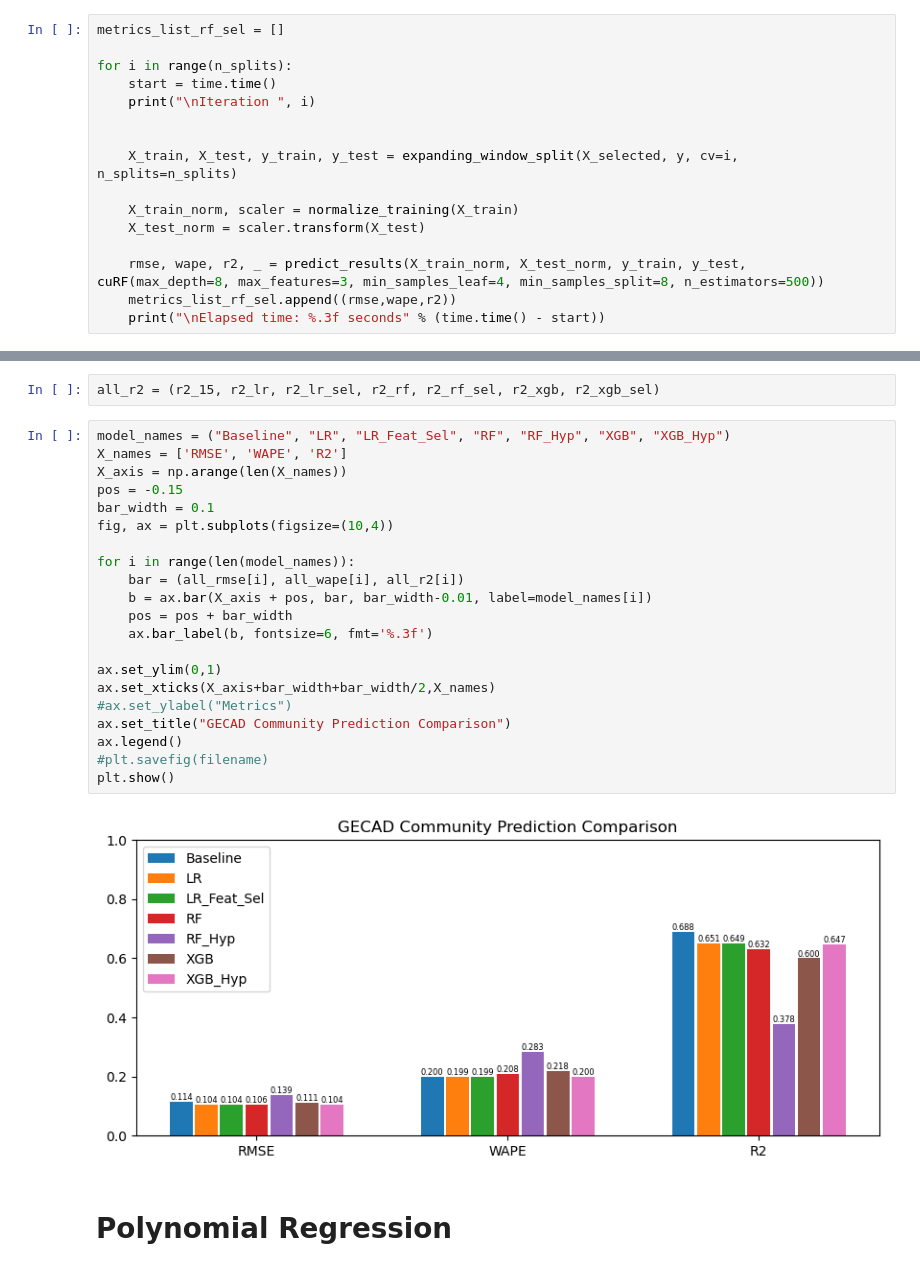
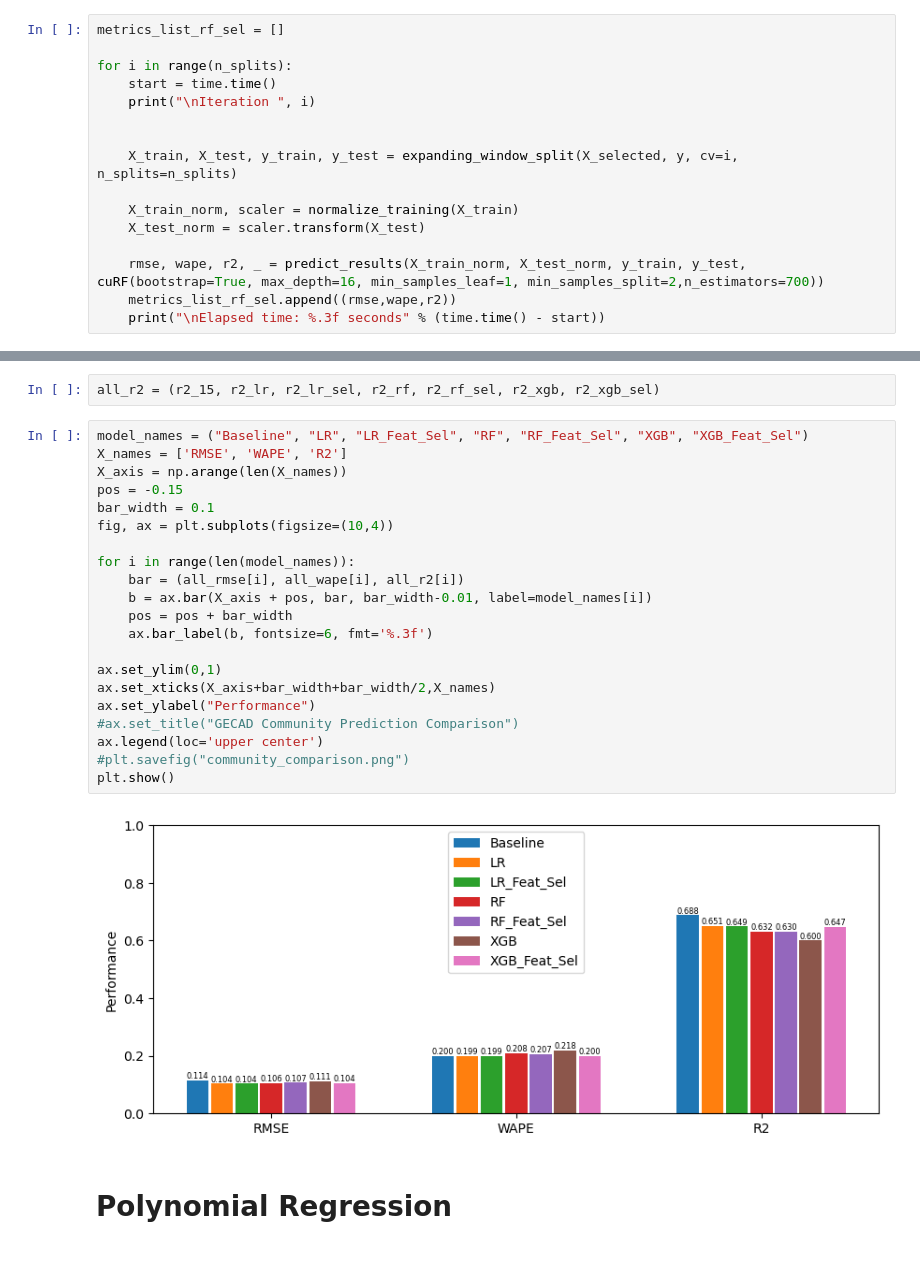
Before and after one commit to franciscomonteiro85/rec-energy-prediction-algorithm, a Jupyter notebook: notebooks/porto/Aggregated_Porto.ipynb, the cells around one changed output, grey strips where cells are left out. Saved outputs shown, nothing was run; the diff lists cells and outputs as text.

```diff
--- a/notebooks/porto/Aggregated_Porto.ipynb
+++ b/notebooks/porto/Aggregated_Porto.ipynb
@@ -628,7 +588,7 @@ for i in range(n_splits):
     X_train_norm, scaler = normalize_training(X_train)
     X_test_norm = scaler.transform(X_test)
 
-    rmse, wape, r2, _ = predict_results(X_train_norm, X_test_norm, y_train, y_test, cuRF(max_depth=8, max_features=3, min_samples_leaf=4, min_samples_split=8, n_estimators=500))
+    rmse, wape, r2, _ = predict_results(X_train_norm, X_test_norm, y_train, y_test, cuRF(bootstrap=True, max_depth=16, min_samples_leaf=1, min_samples_split=2,n_estimators=700))
     metrics_list_rf_sel.append((rmse,wape,r2))
     print("\nElapsed time: %.3f seconds" % (time.time() - start))
 # %% [output]
@@ -714,28 +674,28 @@ all_wape = (wape_15, wape_lr/100, wape_lr_sel/100, wape_rf/100, wape_rf_sel/100,
 # %%
 all_r2 = (r2_15, r2_lr, r2_lr_sel, r2_rf, r2_rf_sel, r2_xgb, r2_xgb_sel)
 # %%
-model_names = ("Baseline", "LR", "LR_Feat_Sel", "RF", "RF_Hyp", "XGB", "XGB_Hyp")
+model_names = ("Baseline", "LR", "LR_Feat_Sel", "RF", "RF_Feat_Sel", "XGB", "XGB_Feat_Sel")
 X_names = ['RMSE', 'WAPE', 'R2']
 X_axis = np.arange(len(X_names))
 pos = -0.15
 bar_width = 0.1
 fig, ax = plt.subplots(figsize=(10,4))
 
 for i in range(len(model_names)):
     bar = (all_rmse[i], all_wape[i], all_r2[i])
     b = ax.bar(X_axis + pos, bar, bar_width-0.01, label=model_names[i])
     pos = pos + bar_width
     ax.bar_label(b, fontsize=6, fmt='%.3f')
 
 ax.set_ylim(0,1)
 ax.set_xticks(X_axis+bar_width+bar_width/2,X_names)
-#ax.set_ylabel("Metrics")
-ax.set_title("GECAD Community Prediction Comparison")
-ax.legend()
-#plt.savefig(filename)
+ax.set_ylabel("Performance")
+#ax.set_title("GECAD Community Prediction Comparison")
+ax.legend(loc='upper center')
+#plt.savefig("community_comparison.png")
 plt.show()
 # %% [output]
-[figure, old version]
+[figure, new version]
 # %% [markdown]
 # Polynomial Regression
 # %% [markdown]
```
Also changed, not shown: parts of 18 cells of this notebook, 22 other files.
